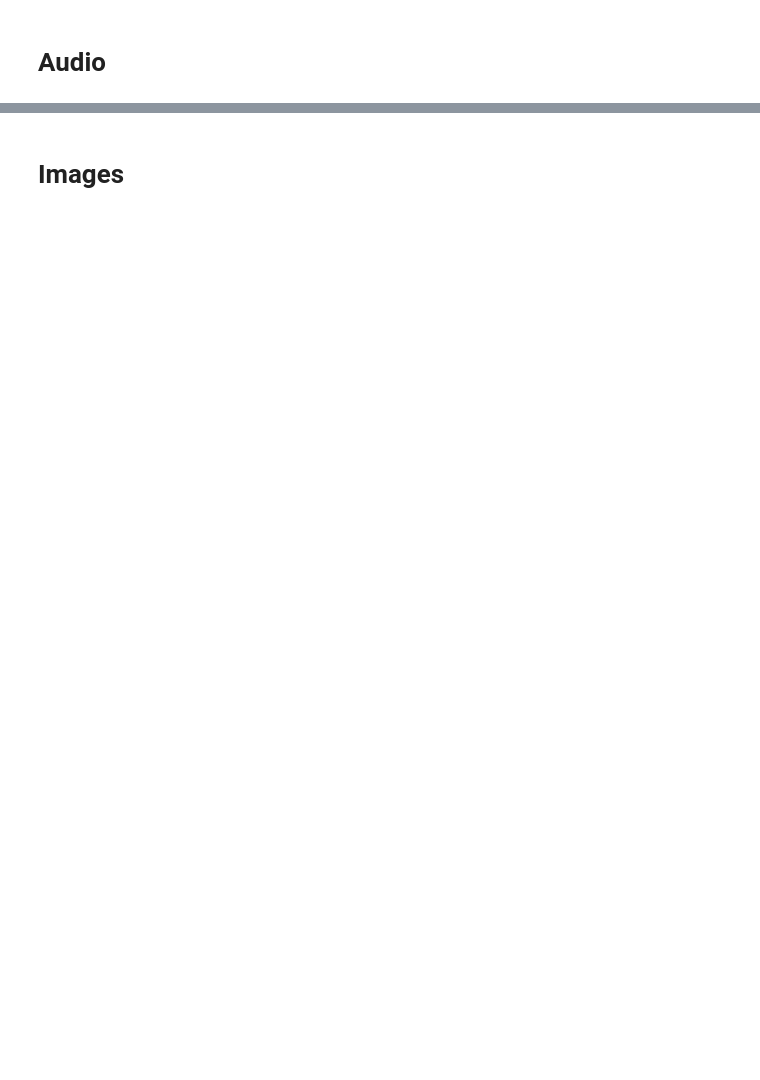
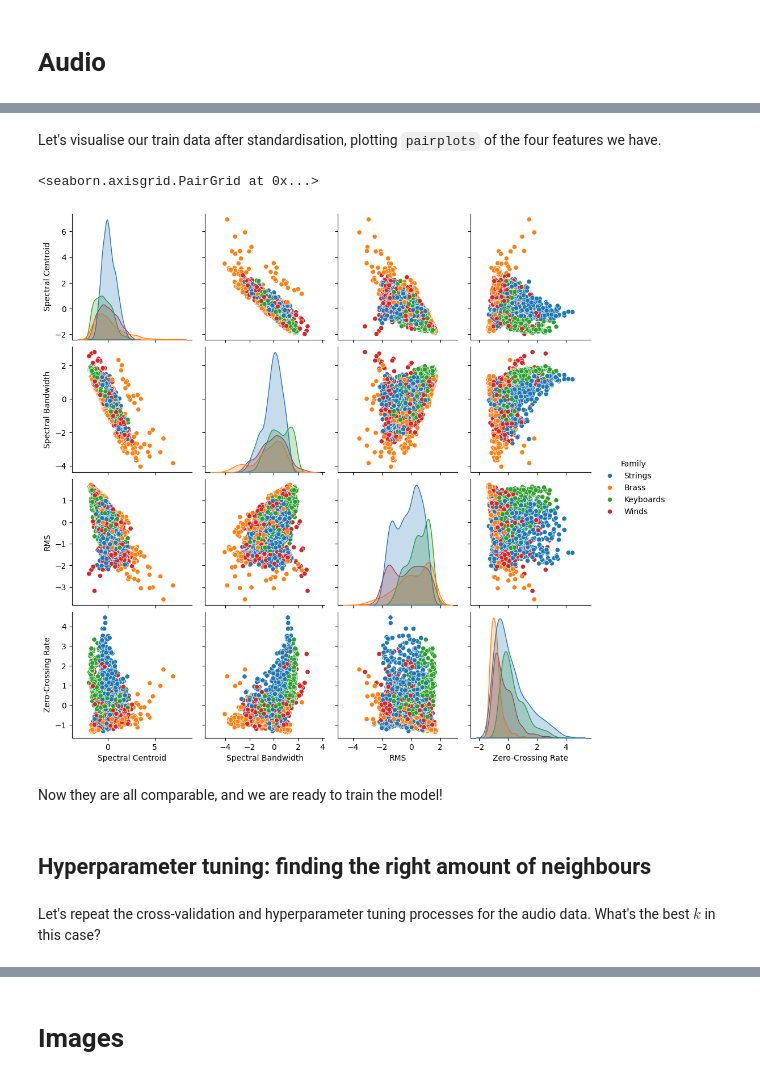
Before and after one commit to musicinformationretrieval/epsrc-ai-pipeline, a Jupyter notebook: 4_learning.ipynb, the cells around one changed output, grey strips where cells are left out. Cells and saved outputs as stored; diff of their text form; code cells hidden in the pictures; blank space fills up the shorter version.

```diff
--- a/4_learning.ipynb
+++ b/4_learning.ipynb
@@ -388,0 +487,3 @@ Great: if we *only predict the most common class*, we'll be correct 41% of the t
+# %%
+X_train_audio_standardised = (X_train_audio - X_train_audio.mean()) / X_train_audio.std()
+X_train_audio_standardised.describe()
@@ -388,0 +500,15 @@ Great: if we *only predict the most common class*, we'll be correct 41% of the t
+# %% [markdown]
+Let's visualise our train data after standardisation, plotting `pairplots` of the four features we have.
+# %%
+train_data_standardised = X_train_audio_standardised.copy()
+train_data_standardised['Family'] = y_train_audio
+sns.pairplot(train_data_standardised, hue='Family')
+# %% [output]
+<seaborn.axisgrid.PairGrid at 0x...>
+[figure, added]
+# %% [markdown]
+Now they are all comparable, and we are ready to train the model!
+# %% [markdown]
+## Hyperparameter tuning: finding the right amount of neighbours
+# %% [markdown]
+Let's repeat the cross-validation and hyperparameter tuning processes for the audio data. What's the best $k$ in this case?
```
Also changed, not shown: parts of 101 cells of this notebook.
